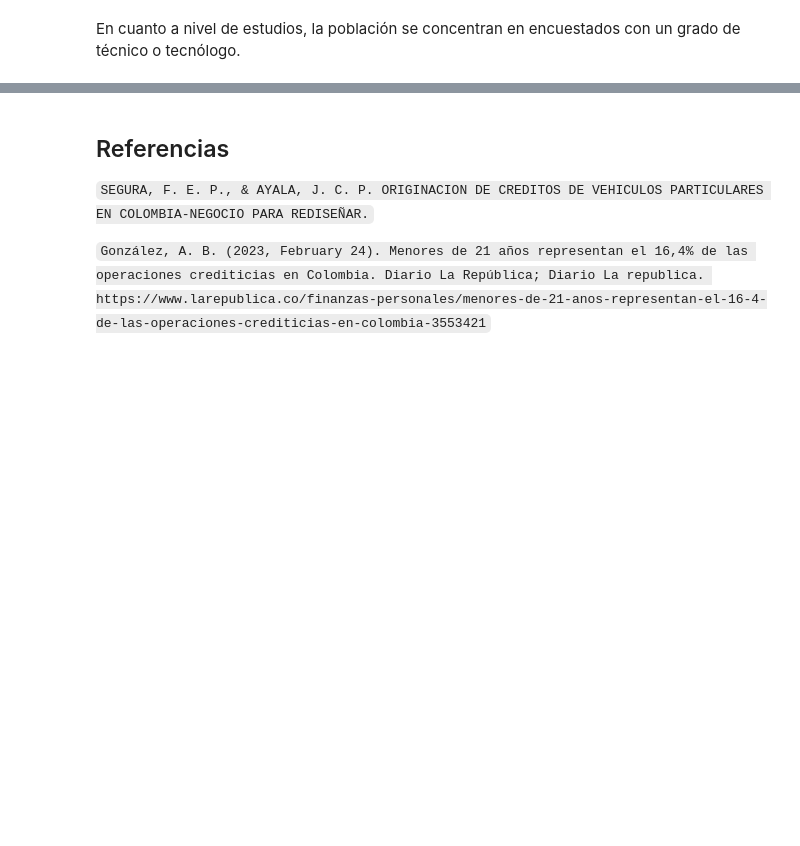
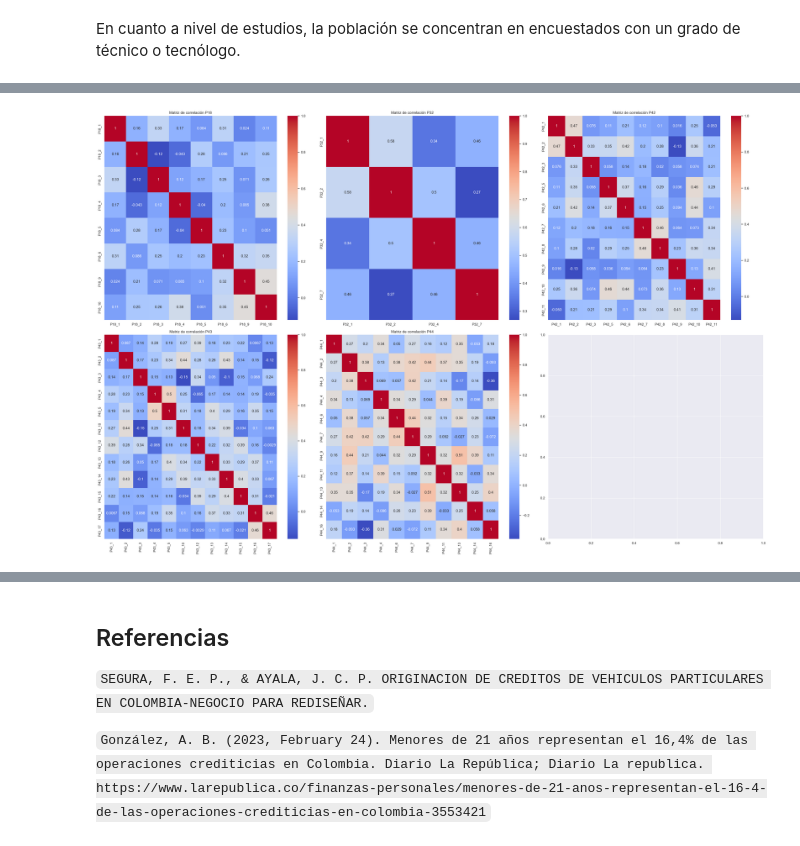
Before and after one commit to LordOnion88/MAD, a Jupyter notebook: Marketing Analytics/Clustering/CRISP DM SEGUROS AUTOS.ipynb, the cells around one changed output, grey strips where cells are left out. Drawn from its saved outputs; the diff is of its cells as text; code cells hidden in the pictures; blank space fills up the shorter version.

```diff
--- a/Marketing Analytics/Clustering/CRISP DM SEGUROS AUTOS.ipynb
+++ b/Marketing Analytics/Clustering/CRISP DM SEGUROS AUTOS.ipynb
@@ -133,0 +243,22 @@ En cuanto a nivel de estudios, la población se concentran en encuestados con un
+# %%
+# Heatmap por grupo de preguntas ajustado
+
+grupos_preguntas_aj = {
+    'P18': ['P18_1', 'P18_2', 'P18_3', 'P18_4', 'P18_5', 'P18_6','P18_9', 'P18_10'],
+    'P32': ['P32_1', 'P32_2', 'P32_4', 'P32_7'],
+    'P42': ['P42_1', 'P42_2', 'P42_3', 'P42_5', 'P42_6', 'P42_7', 'P42_8', 'P42_9', 'P42_10', 'P42_11'],
+    'P43': ['P43_1', 'P43_2', 'P43_3', 'P43_4', 'P43_5', 'P43_10', 'P43_12', 'P43_13', 'P43_14', 'P43_15', 'P43_16', 'P43_17'],
+    'P44': ['P44_1', 'P44_2', 'P44_3', 'P44_4', 'P44_6', 'P44_7', 'P44_9', 'P44_11', 'P44_13', 'P44_14', 'P44_16']
+}
+
+fig, axes = plt.subplots(2, 3, figsize=(30, 20))
+
+for i, (grupo, columnas) in enumerate(grupos_preguntas_aj.items()):
+    correlacion = data_Cl[columnas].corr()
+    ax = axes[i // 3, i % 3]
+    Coolinealidad(correlacion, grupo, ax)
+
+plt.tight_layout()
+plt.show()
+# %% [output]
+[figure, added]
```
Also changed, not shown: parts of 21 cells of this notebook, 2 other files.
